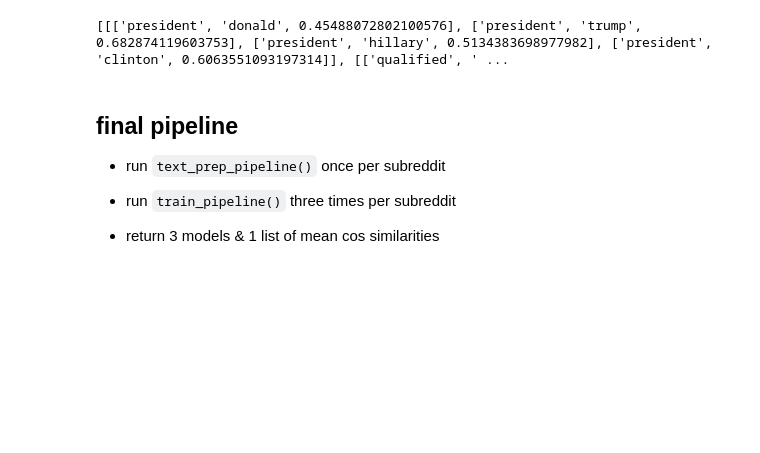
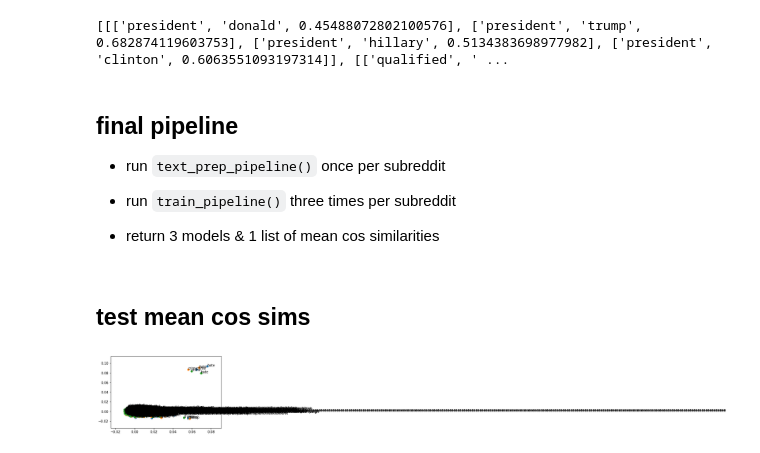
Before and after one commit to IndigenousEngineering/small_corpora_bias_with_w2v, a Jupyter notebook: WEAT_analysis_1_exploratory_B.ipynb, the cells around one changed output. Saved outputs shown, nothing was run; the diff lists cells and outputs as text; code cells hidden in the pictures; blank space fills up the shorter version.

Commit message:
get_mean_cos_sim() test written, incorrect output

```diff
--- a/WEAT_analysis_1_exploratory_B.ipynb
+++ b/WEAT_analysis_1_exploratory_B.ipynb
@@ -663,2 +667,14 @@ def get_mean_cos_sim(sim_list_1, sim_list_2, sim_list_3):
 
     return mean_cos_sims
+# %% [markdown]
+## test mean cos sims
+# %%
+#train_pipeline(docs, term_list_A, term_list_B)
+#d_df_2, d_raw_corpus_2, d_clean_corpus_2, d_vocab_df_2, d_top_2, d_bottom_2
+#return trained_w2v_model, term_cos_sims
+
+d_test_model_A, sims_A = train_pipeline(d_clean_corpus_2, list_A, list_B)
+d_test_model_B, sims_B = train_pipeline(d_clean_corpus_2, list_A, list_B)
+d_test_model_C, sims_C = train_pipeline(d_clean_corpus_2, list_A, list_B)
+# %% [output]
+[figure, added]
```
Also changed, not shown: parts of 2 cells of this notebook.
